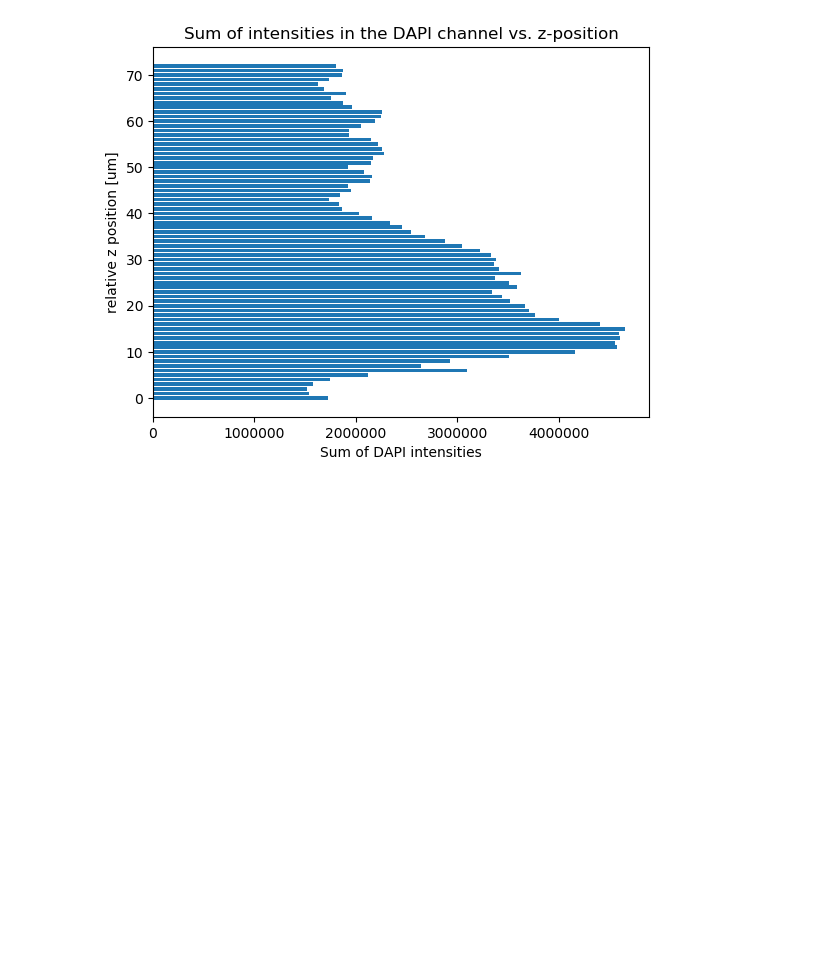
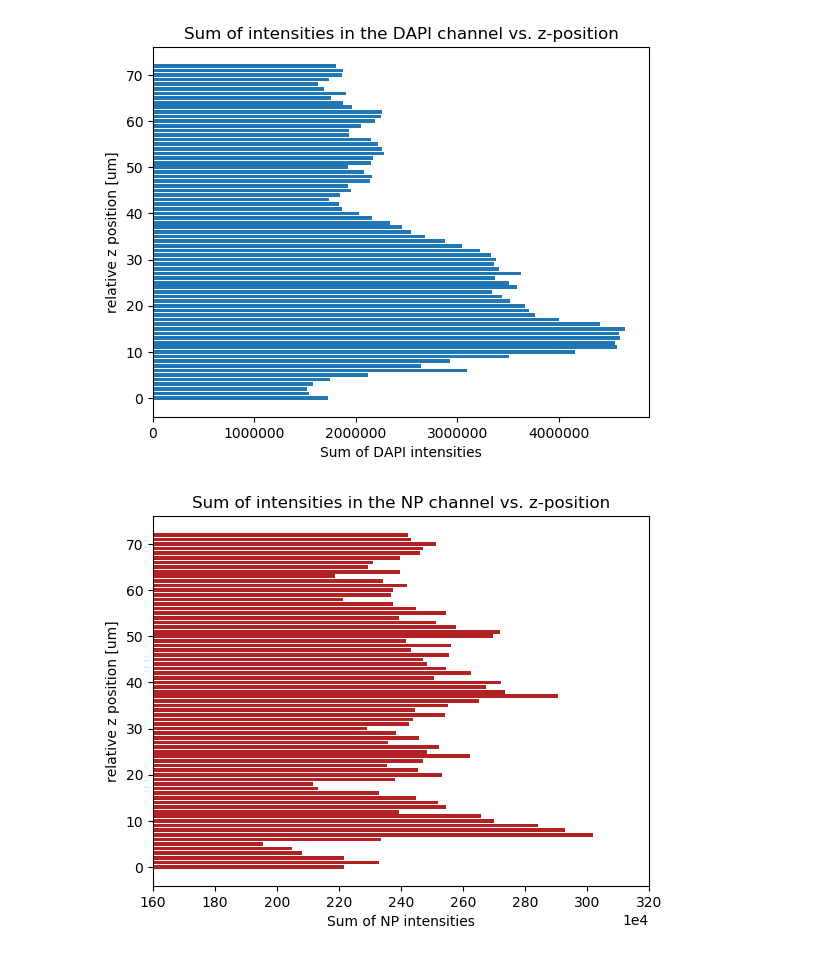
Before and after one commit to mimc7580/image_analysis, a Jupyter notebook: NP_penetration_quant.ipynb, the cells around one changed output. Drawn from its saved outputs; the diff is of its cells as text; code cells hidden in the pictures; blank space fills up the shorter version.

```diff
--- a/NP_penetration_quant.ipynb
+++ b/NP_penetration_quant.ipynb
@@ -108,3 +113,17 @@ ax.set_title('Sum of intensities in the DAPI channel vs. z-position')
 plt.show()
 # %% [output]
 [figure]
+# %%
+plt.rcdefaults()
+fig, ax = plt.subplots()
+
+ax.barh(z, NP_intensities, align='center', color='firebrick')
+ax.set_ylabel('relative z position [um]')
+ax.set_xlabel('Sum of NP intensities')
+ax.set_title('Sum of intensities in the NP channel vs. z-position')
+ax.axes.set_xlim(1600000, 3200000)
+ax.ticklabel_format(axis='x', style='sci', scilimits=(4,4))
+
+plt.show()
+# %% [output]
+[figure, added]
```
Also changed, not shown: parts of 14 cells of this notebook.
